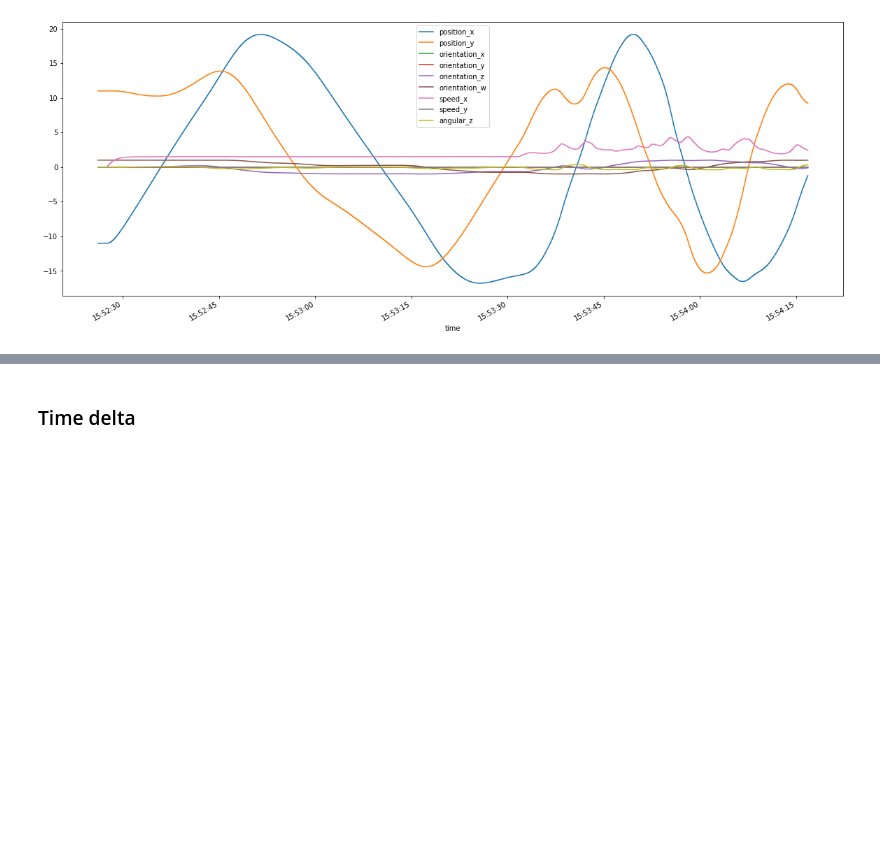
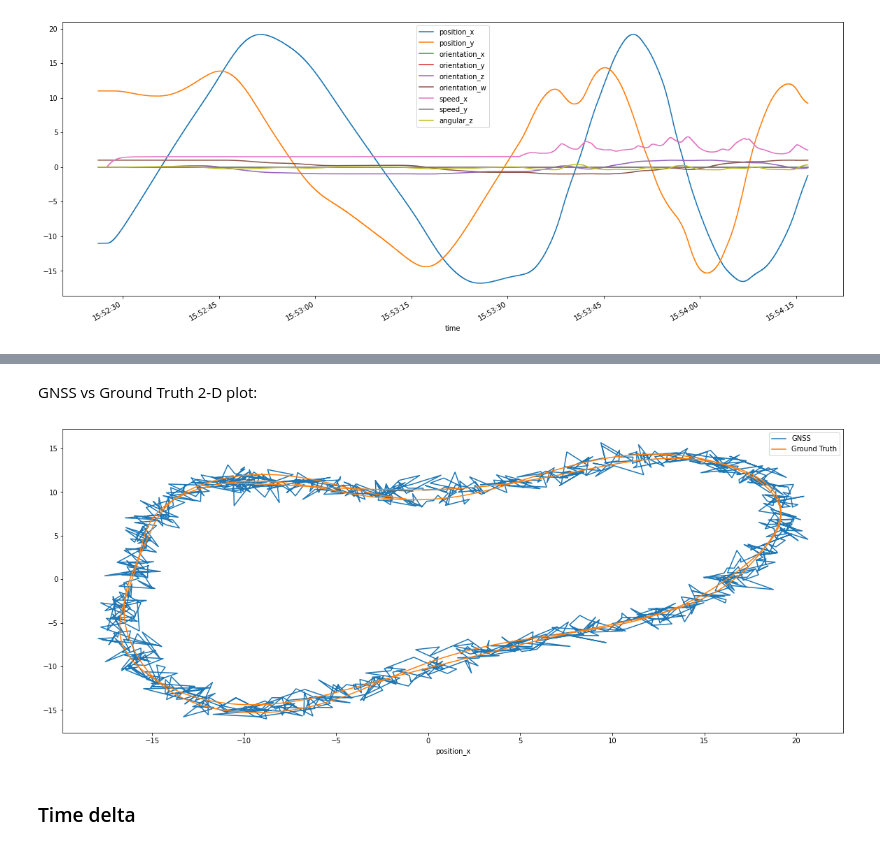
Before and after one commit to Davidelanz/localization-algorithm, a Jupyter notebook: work_description.ipynb, the cells around one changed output, grey strips where cells are left out. Saved outputs shown, nothing was run; the diff lists cells and outputs as text; code cells hidden in the pictures; blank space fills up the shorter version.

```diff
--- a/work_description.ipynb
+++ b/work_description.ipynb
@@ -111,3 +139,11 @@ ground_truth_df.set_index("time").plot(figsize=(20,8));
+# %% [markdown]
+GNSS vs Ground Truth 2-D plot:
+# %%
+fig, ax = plt.subplots(figsize=(20,8))
+gnss_df.set_index("position_x")["position_y"].rename("GNSS").plot(ax = ax, legend=True,)
+ground_truth_df.set_index("position_x")["position_y"].rename("Ground Truth").plot(ax=ax, legend=True);
+# %% [output]
+[figure, added]
 # %% [markdown]
 ### Time delta
 # %%
```
Also changed, not shown: parts of 29 cells of this notebook, 4 other files.
